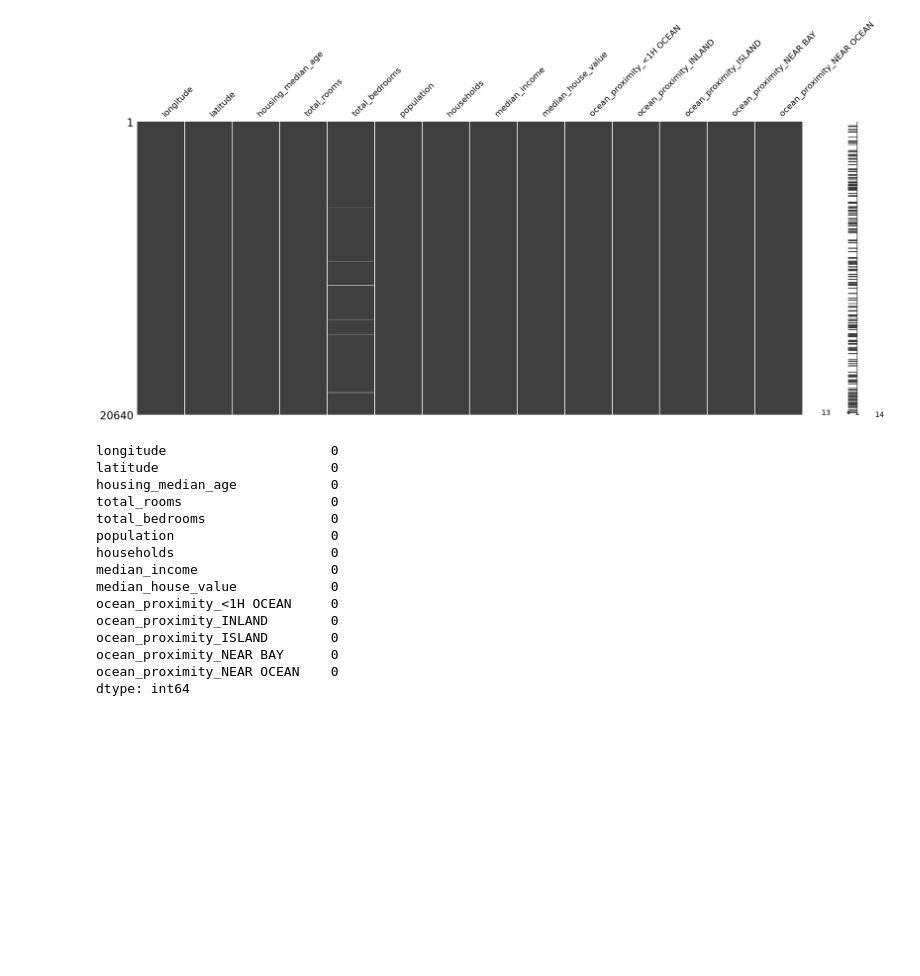
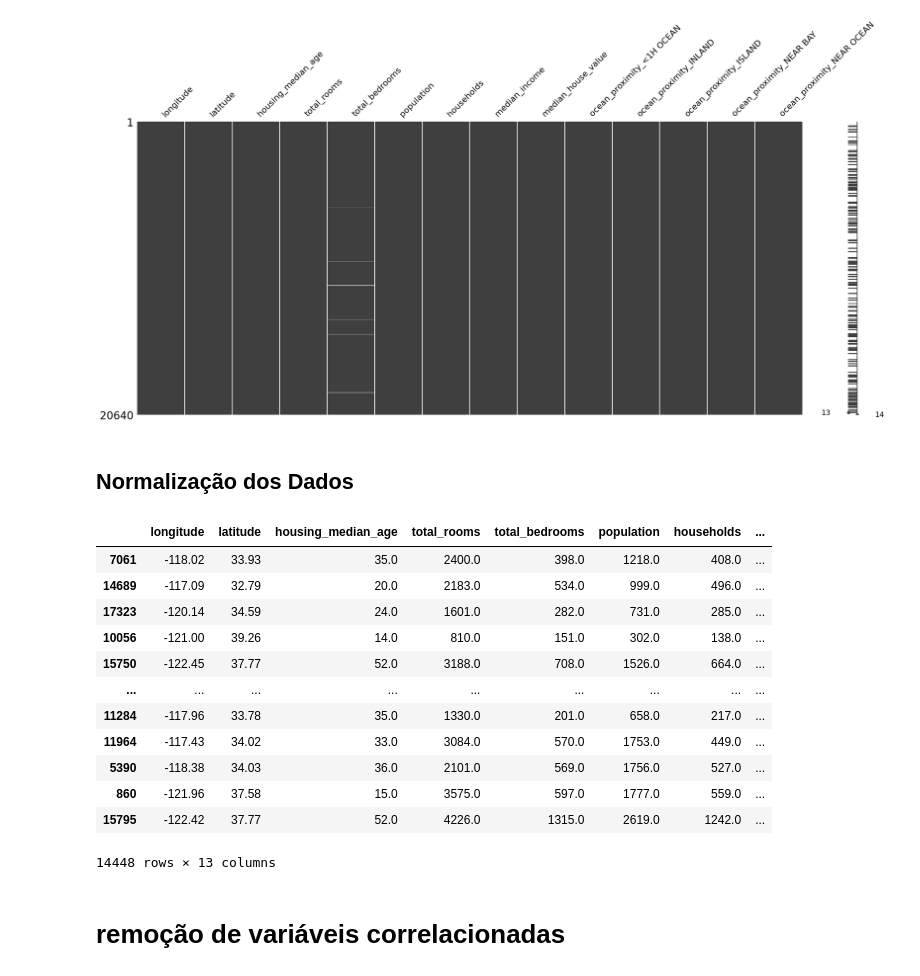
Before and after one commit to Pedrosmn/california-housing-prices, a Jupyter notebook: notebooks/main.ipynb, the cells around one changed output. Saved outputs shown, nothing was run; the diff lists cells and outputs as text; code cells hidden in the pictures; blank space fills up the shorter version.

Commit message:
Normalização dos Dados

```diff
--- a/notebooks/main.ipynb
+++ b/notebooks/main.ipynb
@@ -144,7 +144,14 @@ plt.show()
 # %% [markdown]
 ## Split
 # %%
-#####
+y = df['median_house_value']
+X = df.drop(columns='median_house_value')
+# %%
+from sklearn.model_selection import train_test_split
+
+X_train, X_test, y_train, y_test = train_test_split(
+    X, y, test_size=0.3, random_state=42
+)
 # %% [markdown]
 ## Tratamento de Dados Ausentes
 # %%
@@ -164,22 +171,23 @@ from sklearn.impute import SimpleImputer
 
 # Imputando os dados faltantes apenas na coluna 'total_bedrooms'
 im = SimpleImputer(strategy='mean')
-df['total_bedrooms'] = im.fit_transform(df[['total_bedrooms']])
+X_train['total_bedrooms'] = im.fit_transform(X_train[['total_bedrooms']]) # Tirando a média pela amostra de treino
+X_test['total_bedrooms'] = im.transform(X_test[['total_bedrooms']])
-# %%
-df.isnull().sum()
-# %% [output]
-longitude                     0
-latitude                      0
-housing_median_age            0
-total_rooms                   0
-total_bedrooms                0
-population                    0
-households                    0
-median_income                 0
-median_house_value            0
-ocean_proximity_<1H OCEAN     0
-ocean_proximity_INLAND        0
-ocean_proximity_ISLAND        0
-ocean_proximity_NEAR BAY      0
-ocean_proximity_NEAR OCEAN    0
-dtype: int64
+# %% [markdown]
+## Normalização dos Dados
+# %%
+X_train
+# %% [output]
+|  | longitude | latitude | housing_median_age | total_rooms | total_bedrooms | population | households | ... |
+| 7061 | -118.02 | 33.93 | 35.0 | 2400.0 | 398.0 | 1218.0 | 408.0 | ... |
+| 14689 | -117.09 | 32.79 | 20.0 | 2183.0 | 534.0 | 999.0 | 496.0 | ... |
+| 17323 | -120.14 | 34.59 | 24.0 | 1601.0 | 282.0 | 731.0 | 285.0 | ... |
+| 10056 | -121.00 | 39.26 | 14.0 | 810.0 | 151.0 | 302.0 | 138.0 | ... |
+| 15750 | -122.45 | 37.77 | 52.0 | 3188.0 | 708.0 | 1526.0 | 664.0 | ... |
+| ... | ... | ... | ... | ... | ... | ... | ... | ... |
+| 11284 | -117.96 | 33.78 | 35.0 | 1330.0 | 201.0 | 658.0 | 217.0 | ... |
+| 11964 | -117.43 | 34.02 | 33.0 | 3084.0 | 570.0 | 1753.0 | 449.0 | ... |
+| 5390 | -118.38 | 34.03 | 36.0 | 2101.0 | 569.0 | 1756.0 | 527.0 | ... |
+| 860 | -121.96 | 37.58 | 15.0 | 3575.0 | 597.0 | 1777.0 | 559.0 | ... |
+| 15795 | -122.42 | 37.77 | 52.0 | 4226.0 | 1315.0 | 2619.0 | 1242.0 | ... |
+14448 rows × 13 columns
@@ -185,0 +205,2 @@ dtype: int64
+# %% [markdown]
+# remoção de variáveis correlacionadas
```
Also changed, not shown: parts of 1 cell of this notebook.
